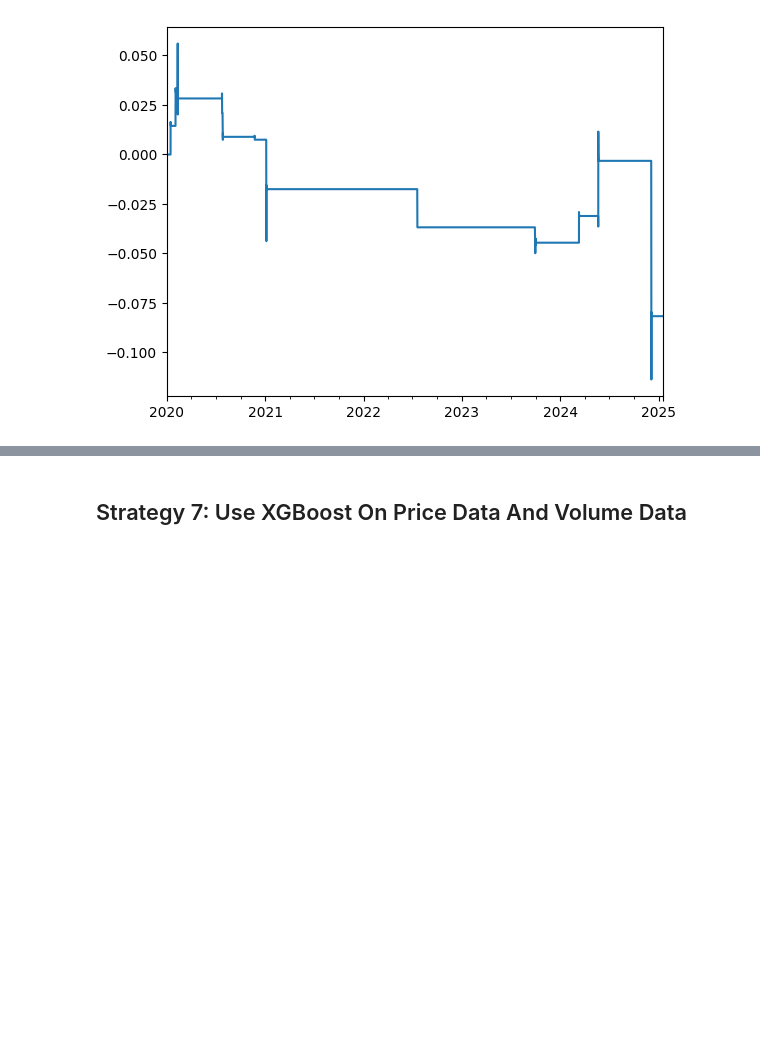
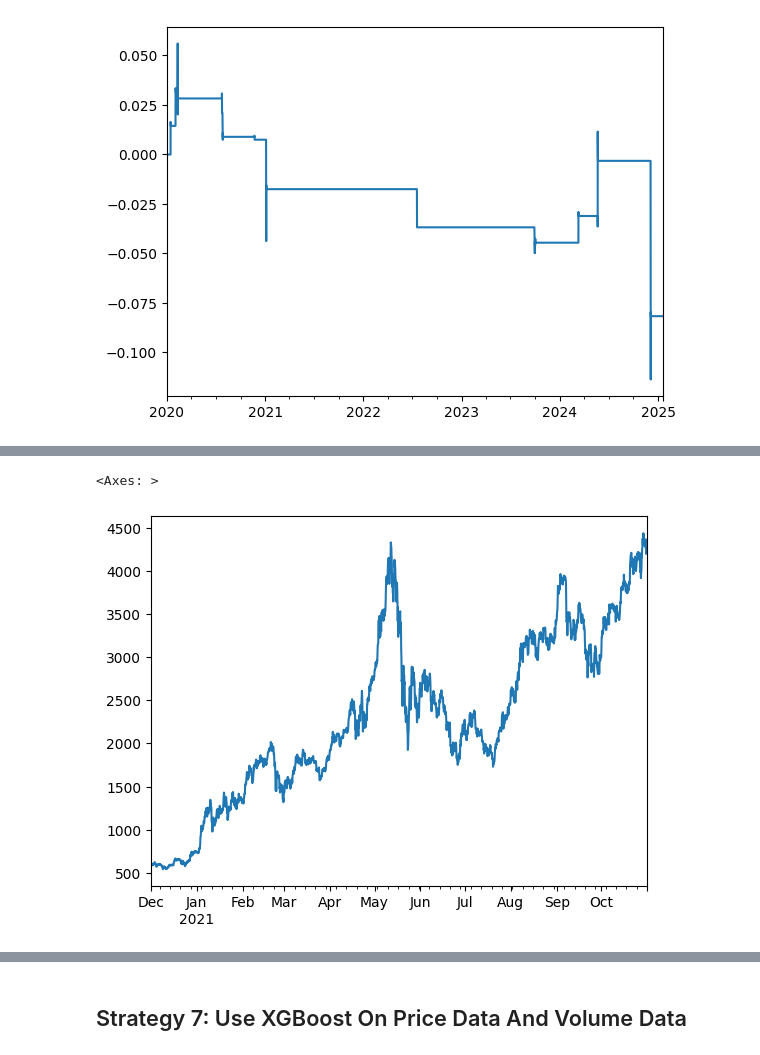
Before and after one commit to wbchristerson/jn-learning, a Jupyter notebook: cryptocurrency_stat_arb.ipynb, the cells around one changed output, grey strips where cells are left out. Drawn from its saved outputs; the diff is of its cells as text; code cells hidden in the pictures; blank space fills up the shorter version.

```diff
--- a/cryptocurrency_stat_arb.ipynb
+++ b/cryptocurrency_stat_arb.ipynb
@@ -1981,0 +1996,5 @@ eth_bnb_no_rebal_net_returns.mean() / eth_bnb_no_rebal_net_returns.std() * np.sq
+# %%
+px_df['ETHUSDT'].loc[pd.to_datetime('2020-12-01 00:00'):pd.to_datetime('2021-10-31 20:00')].plot()
+# %% [output]
+<Axes: >
+[figure, added]
```
Also changed, not shown: parts of 93 cells of this notebook, 1 other file.
